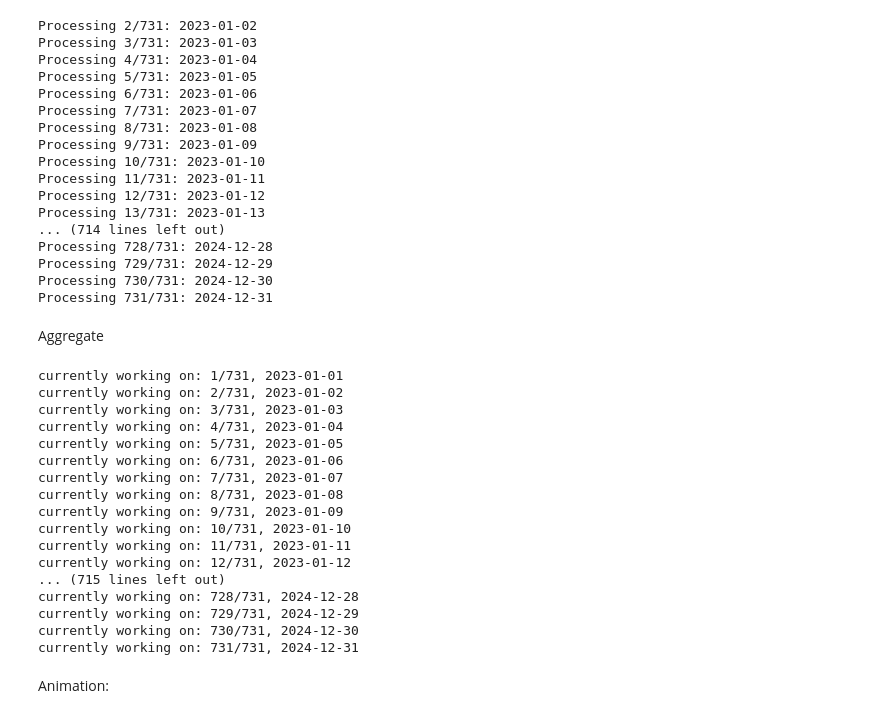
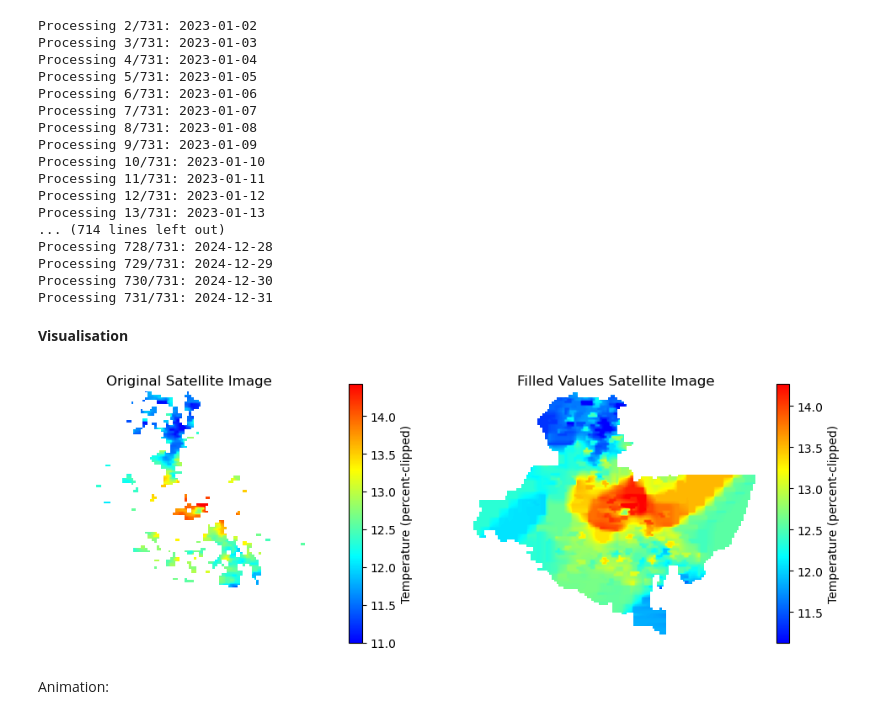
Before and after one commit to yixuan228/air-pollution-mobility-research-project, a Jupyter notebook: notebooks/2_contributing_factors_data_analysis.ipynb, the cells around one changed output. Cells and saved outputs as stored; diff of their text form; code cells hidden in the pictures.

Commit message:
Update 2_contributing_factors_data_analysis.ipynb
change the visualisation for surface temperature for Baghdad

```diff
--- a/notebooks/2_contributing_factors_data_analysis.ipynb
+++ b/notebooks/2_contributing_factors_data_analysis.ipynb
@@ -697,35 +697,23 @@ Processing 728/731: 2024-12-28
 Processing 729/731: 2024-12-29
 Processing 730/731: 2024-12-30
 Processing 731/731: 2024-12-31
-# %% [markdown]
-Aggregate
-# %%
-# Aggregate Iraq - Baghdad
-baghdad_temp_tif_dir = DATA_PATH / 'baghdad-temp-filled'
-aggregate_data(
-    data_tiff_path=baghdad_temp_tif_dir,
-    mesh_path=baghdad_meshes_path,
-    layer_name=lyr_baghdad_name,
-    feature_name="temp_mean"
-    )
-# %% [output]
-currently working on: 1/731, 2023-01-01
-currently working on: 2/731, 2023-01-02
-currently working on: 3/731, 2023-01-03
-currently working on: 4/731, 2023-01-04
-currently working on: 5/731, 2023-01-05
-currently working on: 6/731, 2023-01-06
-currently working on: 7/731, 2023-01-07
-currently working on: 8/731, 2023-01-08
-currently working on: 9/731, 2023-01-09
-currently working on: 10/731, 2023-01-10
-currently working on: 11/731, 2023-01-11
-currently working on: 12/731, 2023-01-12
-... (715 lines left out)
-currently working on: 728/731, 2024-12-28
-currently working on: 729/731, 2024-12-29
-currently working on: 730/731, 2024-12-30
-currently working on: 731/731, 2024-12-31
+# %% [markdown]
+**Visualisation**
+# %%
+import matplotlib.pyplot as plt
+
+fig, axes = plt.subplots(1, 2, figsize=(12, 4))
+# plot original image
+src, band, profile, nodata_value = read_tiff(DATA_PATH / 'baghdad-temp-clipped/MODIS_LST_Day_2023_01_01.tif')
+plot_raster_temp(band, percent_clip=0.5, ax=axes[0], title="Original Satellite Image")
+
+# filled image
+src, band_filled, profile, nodata_value = read_tiff(DATA_PATH / 'baghdad-temp-filled/baghdad_temp_2023-01-01_trimmed_to_baghdad.tif')
+plot_raster_temp(band_filled, percent_clip=0.5, ax=axes[1], title="Filled Values Satellite Image")
+
+plt.show()
+# %% [output]
+[figure, added]
 # %% [markdown]
 Animation:
 # %% [markdown]
```
Also changed, not shown: parts of 7 cells of this notebook.
